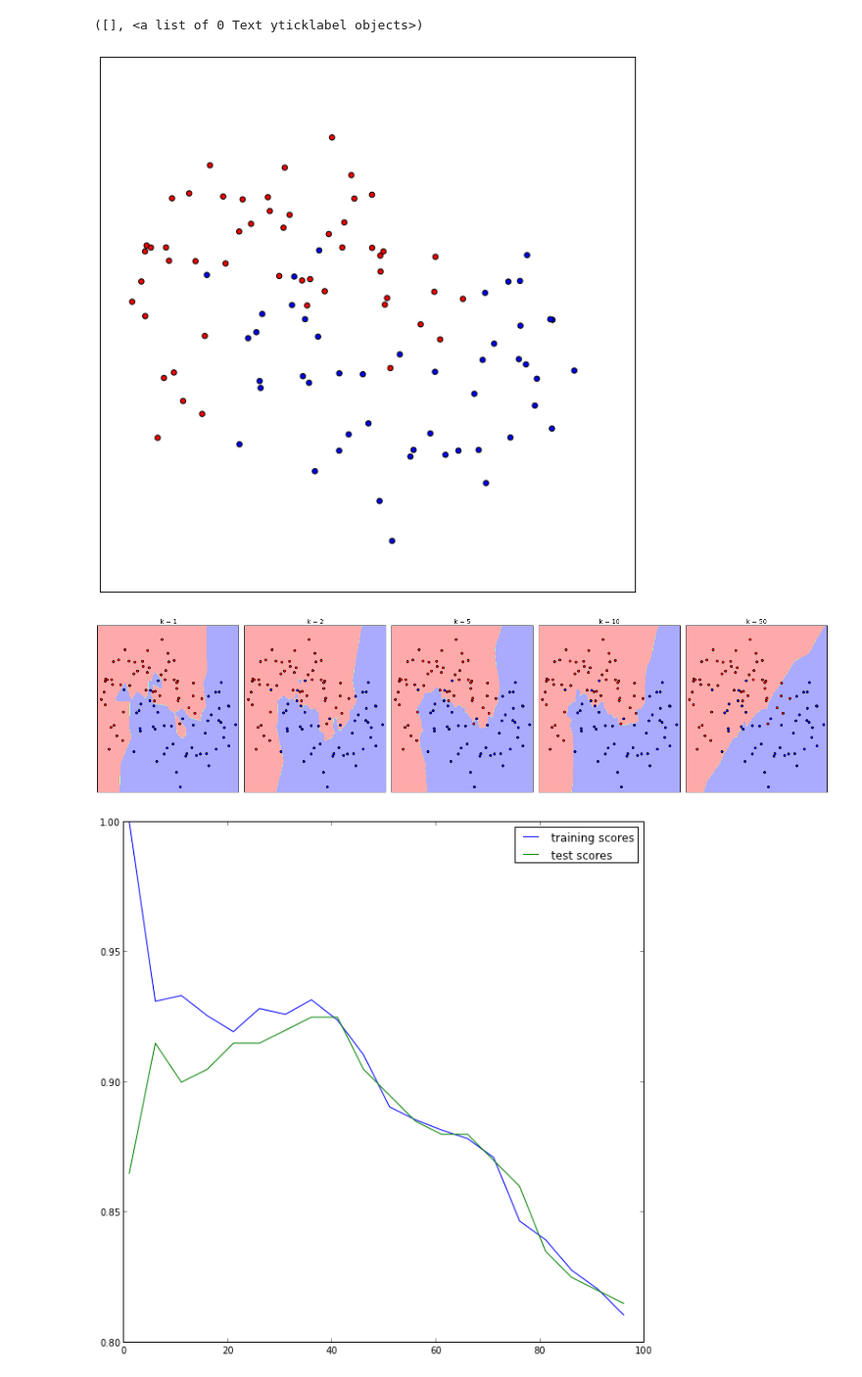
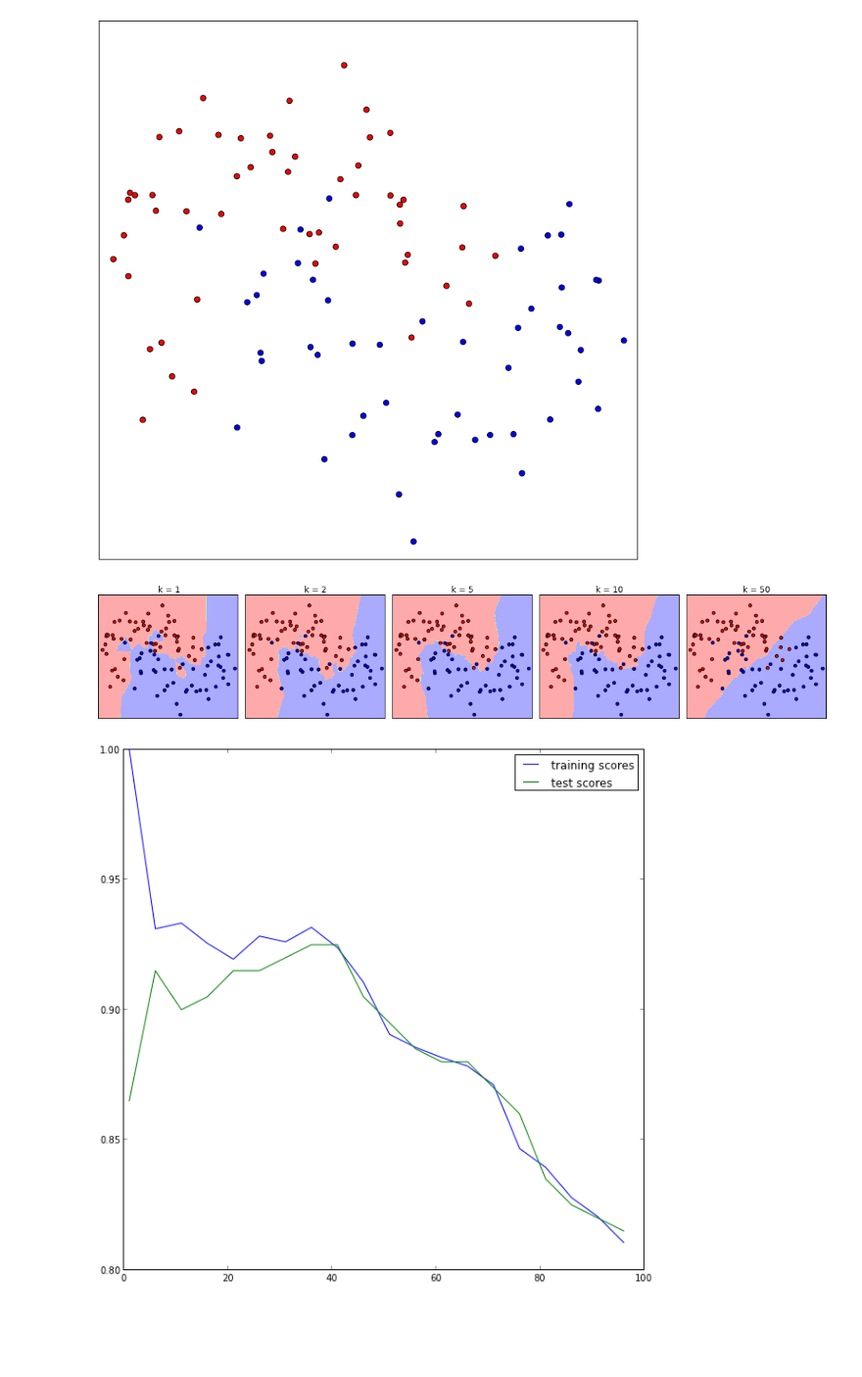
Before and after one commit to temporaer/tutorial_ml_gkbionics, a Jupyter notebook: synthetic knn.ipynb, the cells around one changed output. Shown: that part at 98% size. Drawn from its saved outputs; the diff is of its cells as text; code cells hidden in the pictures; blank space fills up the shorter version.

Commit message:
Adding some figures to knn

```diff
--- a/synthetic knn.ipynb
+++ b/synthetic knn.ipynb
@@ -9,12 +9,15 @@ plt.figsize(10, 10)
 
 from sklearn.cross_validation import train_test_split
 X_train, X_test, y_train, y_test = train_test_split(X, y, test_size=.5, random_state=0)
-plt.scatter(X_train[:, 0], X_train[:, 1], c=y_train, cmap=cmap_bold, s=30)
+plt.scatter(X_train[:, 0], X_train[:, 1], c=y_train, cmap=cmap_bold, s=50)
+plt.xlim(x_min, x_max)
+plt.ylim(y_min, y_max)
 plt.xticks(())
 plt.yticks(())
+plt.tight_layout()
+plt.savefig("presentation/knn-pics/two_moons.pdf")
 # %% [output]
-([], <a list of 0 Text yticklabel objects>)
-[figure, old version]
+[figure, new version]
 # %%
 
 import numpy as np
@@ -28,36 +31,36 @@ x_min, x_max = X[:, 0].min() - .1, X[:, 0].max() + .1
 y_min, y_max = X[:, 1].min() - .1, X[:, 1].max() + .1
 xx, yy = np.meshgrid(np.arange(x_min, x_max, h),
                      np.arange(y_min, y_max, h))
 cmap_light = ListedColormap(['#FFAAAA', '#AAFFAA', '#AAAAFF'])
 cmap_bold = ListedColormap(['#FF0000', '#00FF00', '#0000FF'])
-plt.figsize(20, 5)
+plt.figsize(15, 3)
 
 
 
 n_neighbors = [1, 2, 5, 10, 50]
 fig, axes = plt.subplots(1, len(n_neighbors))
 for ax, k in zip(axes, n_neighbors):
     clf = KNeighborsClassifier(n_neighbors=k)
     clf.fit(X_train, y_train)
 
 
     Z = clf.predict(np.c_[xx.ravel(), yy.ravel()])
 
     # Put the result into a color plot
     Z = Z.reshape(xx.shape)
     ax.contourf(xx, yy, Z, cmap=cmap_light)
 
     # Plot also the training points
     ax.scatter(X_train[:, 0], X_train[:, 1], c=y_train, cmap=cmap_bold)
     ax.set_xticks(())
     ax.set_yticks(())
     ax.set_xlim(x_min, x_max)
     ax.set_ylim(y_min, y_max)
     ax.set_title("k = %d" % k)
-
 plt.tight_layout()
+plt.savefig("presentation/knn-pics/two_moons_varying_k.pdf")
 # %% [output]
-[figure, old version]
+[figure, new version]
 # %%
 from sklearn.neighbors import KNeighborsClassifier
 from sklearn.cross_validation import StratifiedKFold
```
Also changed, not shown: parts of 2 cells of this notebook, 5 other files.
